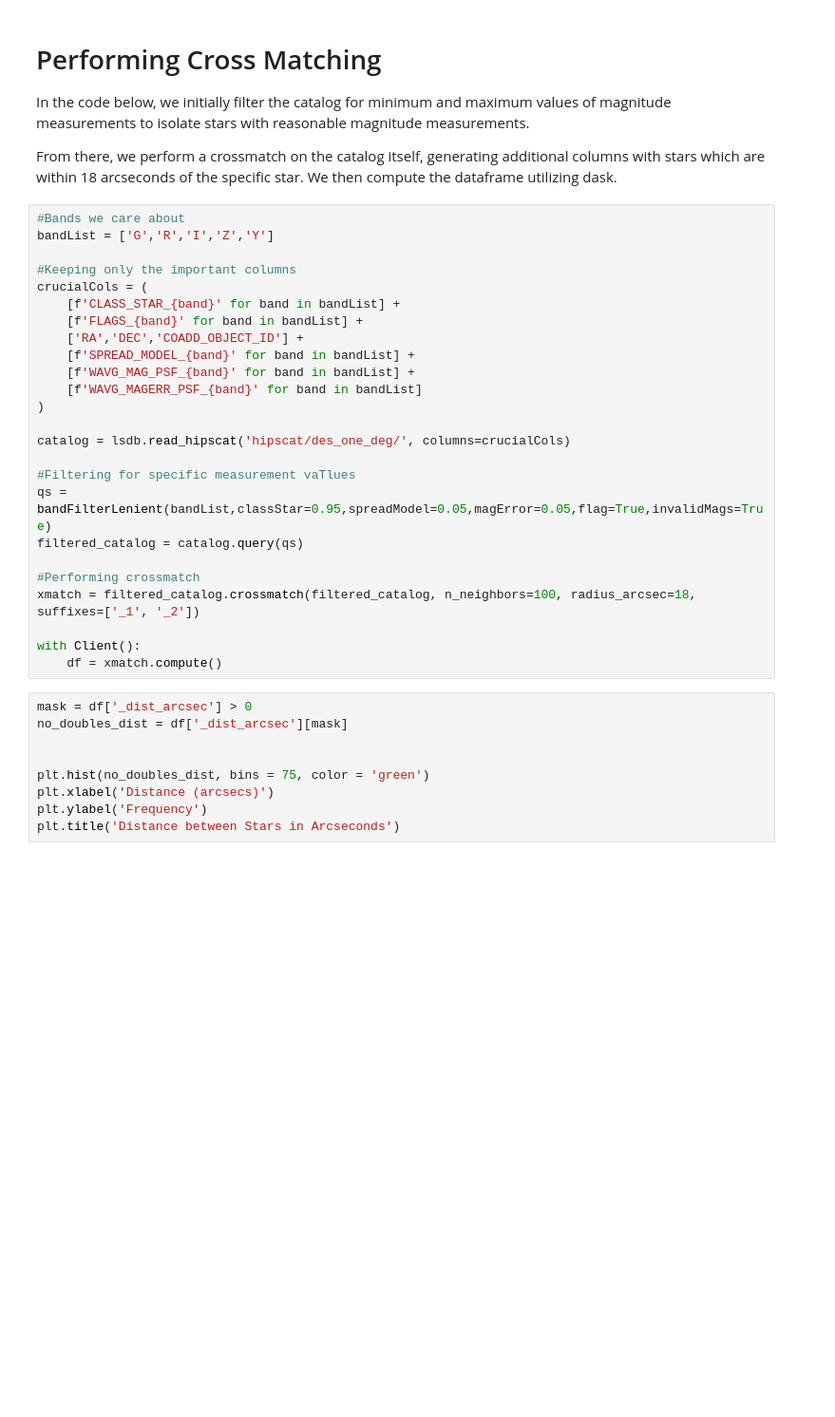
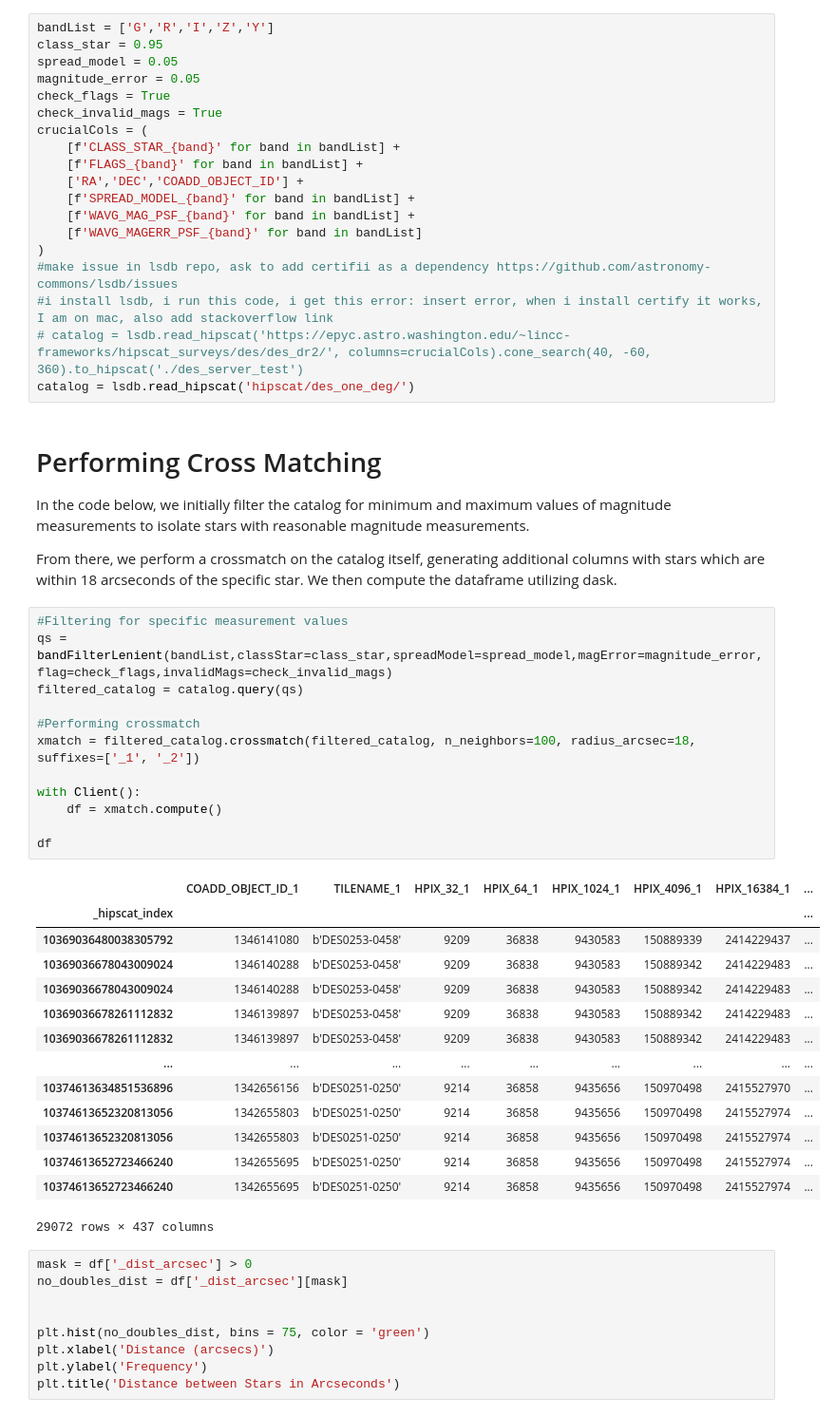
Before and after one commit to JoaoDPassos/brown-dwarf-search, a Jupyter notebook: CrossMatchFIltering.ipynb, the cells around one changed output. Shown at 95% size. Cells and saved outputs as stored; diff of their text form; blank space fills up the shorter version.

```diff
--- a/CrossMatchFIltering.ipynb
+++ b/CrossMatchFIltering.ipynb
@@ -11,3 +14,22 @@ from catalog_filtering import bandFilterLenient, contains_PM
+# %%
+bandList = ['G','R','I','Z','Y']
+class_star = 0.95
+spread_model = 0.05
+magnitude_error = 0.05
+check_flags = True
+check_invalid_mags = True
+crucialCols = (
+    [f'CLASS_STAR_{band}' for band in bandList] +
+    [f'FLAGS_{band}' for band in bandList] +
+    ['RA','DEC','COADD_OBJECT_ID'] +
+    [f'SPREAD_MODEL_{band}' for band in bandList] +
+    [f'WAVG_MAG_PSF_{band}' for band in bandList] +
+    [f'WAVG_MAGERR_PSF_{band}' for band in bandList]
+)
+#make issue in lsdb repo, ask to add certifii as a dependency https://github.com/astronomy-commons/lsdb/issues
+#i install lsdb, i run this code, i get this error: insert error, when i install certify it works, I am on mac, also add stackoverflow link
+# catalog = lsdb.read_hipscat('https://epyc.astro.washington.edu/~lincc-frameworks/hipscat_surveys/des/des_dr2/', columns=crucialCols).cone_search(40, -60, 360).to_hipscat('./des_server_test')
+catalog = lsdb.read_hipscat('hipscat/des_one_deg/')
 # %% [markdown]
 # Performing Cross Matching
 
@@ -15,30 +37,32 @@ In the code below, we initially filter the catalog for minimum and maximum value
 
 From there, we perform a crossmatch on the catalog itself, generating additional columns with stars which are within 18 arcseconds of the specific star. We then compute the dataframe utilizing dask.
 # %%
-#Bands we care about
-bandList = ['G','R','I','Z','Y']
-
-#Keeping only the important columns
-crucialCols = (
-    [f'CLASS_STAR_{band}' for band in bandList] +
-    [f'FLAGS_{band}' for band in bandList] +
-    ['RA','DEC','COADD_OBJECT_ID'] +
-    [f'SPREAD_MODEL_{band}' for band in bandList] +
-    [f'WAVG_MAG_PSF_{band}' for band in bandList] +
-    [f'WAVG_MAGERR_PSF_{band}' for band in bandList]
-)
-
-catalog = lsdb.read_hipscat('hipscat/des_one_deg/', columns=crucialCols)
-
-#Filtering for specific measurement vaTlues
-qs = bandFilterLenient(bandList,classStar=0.95,spreadModel=0.05,magError=0.05,flag=True,invalidMags=True)
+#Filtering for specific measurement values
+qs = bandFilterLenient(bandList,classStar=class_star,spreadModel=spread_model,magError=magnitude_error,flag=check_flags,invalidMags=check_invalid_mags)
 filtered_catalog = catalog.query(qs)
 
 #Performing crossmatch
 xmatch = filtered_catalog.crossmatch(filtered_catalog, n_neighbors=100, radius_arcsec=18, suffixes=['_1', '_2'])
 
 with Client():
     df = xmatch.compute()
+
+df
+# %% [output]
+|  | COADD_OBJECT_ID_1 | TILENAME_1 | HPIX_32_1 | HPIX_64_1 | HPIX_1024_1 | HPIX_4096_1 | HPIX_16384_1 | ... |
+| _hipscat_index |  |  |  |  |  |  |  | ... |
+| 10369036480038305792 | 1346141080 | b'DES0253-0458' | 9209 | 36838 | 9430583 | 150889339 | 2414229437 | ... |
+| 10369036678043009024 | 1346140288 | b'DES0253-0458' | 9209 | 36838 | 9430583 | 150889342 | 2414229483 | ... |
+| 10369036678043009024 | 1346140288 | b'DES0253-0458' | 9209 | 36838 | 9430583 | 150889342 | 2414229483 | ... |
+| 10369036678261112832 | 1346139897 | b'DES0253-0458' | 9209 | 36838 | 9430583 | 150889342 | 2414229483 | ... |
+| 10369036678261112832 | 1346139897 | b'DES0253-0458' | 9209 | 36838 | 9430583 | 150889342 | 2414229483 | ... |
+| ... | ... | ... | ... | ... | ... | ... | ... | ... |
+| 10374613634851536896 | 1342656156 | b'DES0251-0250' | 9214 | 36858 | 9435656 | 150970498 | 2415527970 | ... |
+| 10374613652320813056 | 1342655803 | b'DES0251-0250' | 9214 | 36858 | 9435656 | 150970498 | 2415527974 | ... |
+| 10374613652320813056 | 1342655803 | b'DES0251-0250' | 9214 | 36858 | 9435656 | 150970498 | 2415527974 | ... |
+| 10374613652723466240 | 1342655695 | b'DES0251-0250' | 9214 | 36858 | 9435656 | 150970498 | 2415527974 | ... |
+| 10374613652723466240 | 1342655695 | b'DES0251-0250' | 9214 | 36858 | 9435656 | 150970498 | 2415527974 | ... |
+29072 rows × 437 columns
 # %%
 mask = df['_dist_arcsec'] > 0
 no_doubles_dist = df['_dist_arcsec'][mask]
```
Also changed, not shown: parts of 3 cells of this notebook, 2 other files.
